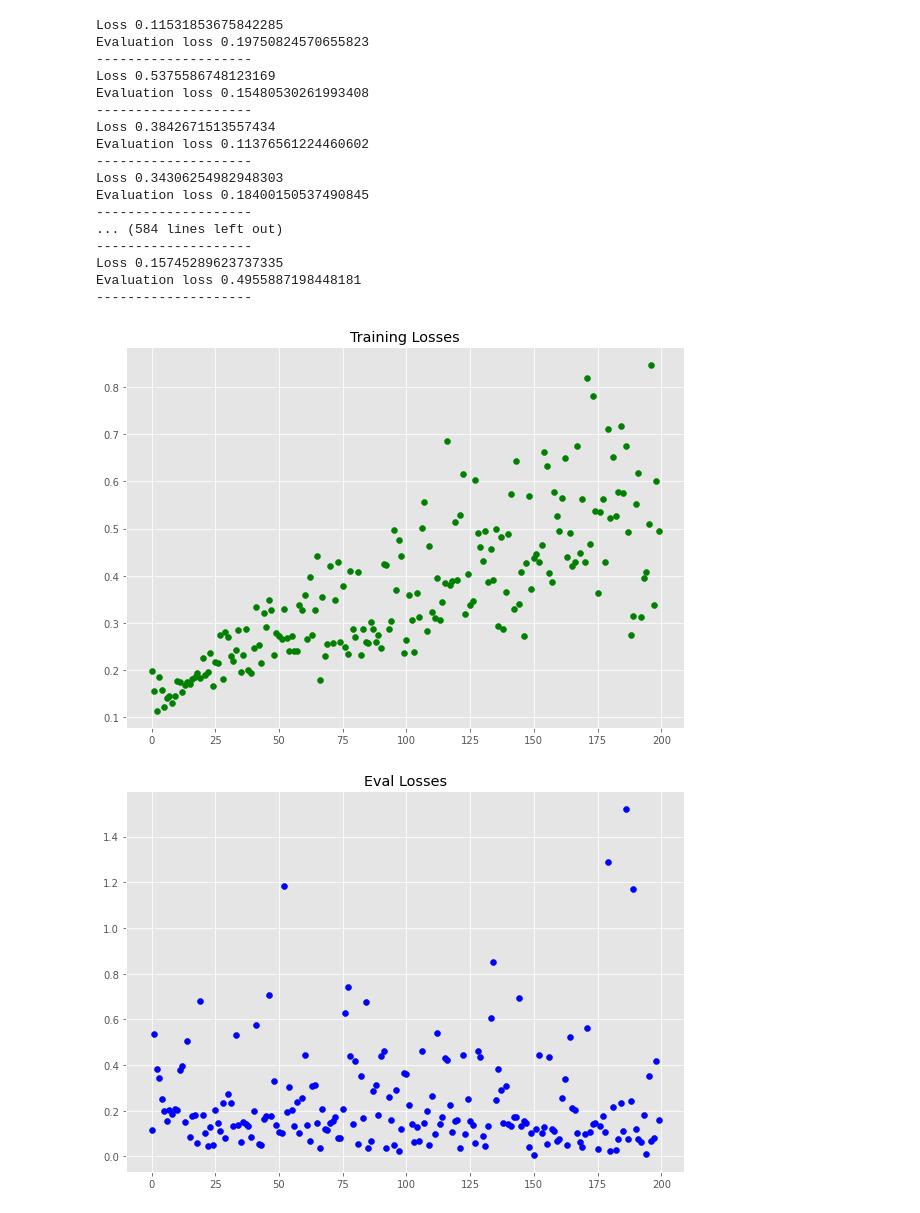
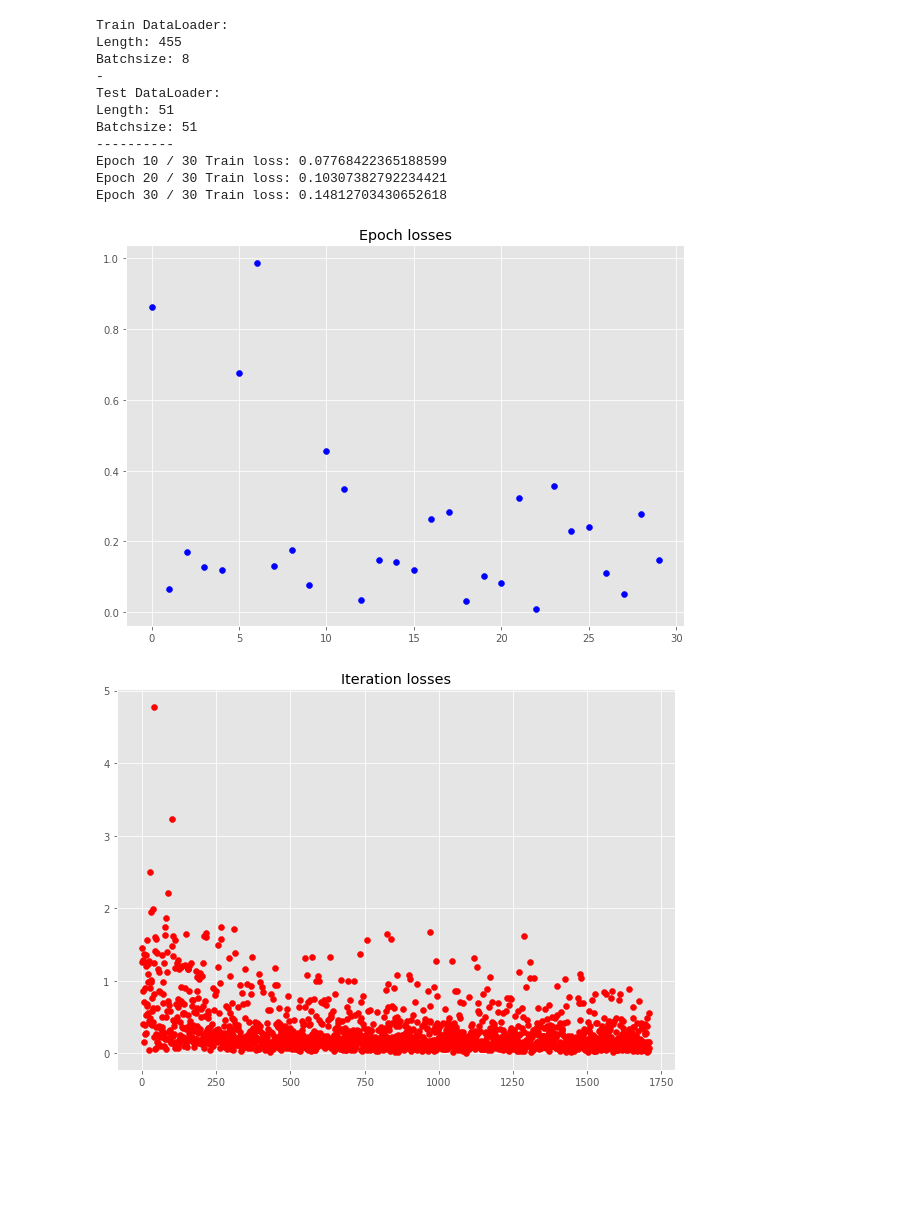
Before and after one commit to mogg3/applied-ai, a Jupyter notebook: Uppgift3/notebooks/Regression.ipynb, the cells around one changed output. Drawn from its saved outputs; the diff is of its cells as text; code cells hidden in the pictures; blank space fills up the shorter version.

```diff
--- a/Uppgift3/notebooks/Regression.ipynb
+++ b/Uppgift3/notebooks/Regression.ipynb
@@ -7,7 +4,6 @@ from torch.utils.data import Dataset, DataLoader
 # %%
 class HousingDataset(Dataset):
-    def __init__(self, df, transform=None):
-        #self.dataframe = self.transform(df)
+    def __init__(self, df):
         self.dataframe = df
 
     def standard_scale(self, df):
@@ -15,10 +11,6 @@ class HousingDataset(Dataset):
         scaler.fit(df)
         data = scaler.transform(df)
         data = pd.DataFrame(data, columns = df.columns)
-        return data
-
-    def transform(self, df):
-        data = self.standard_scale(df)
         return data
 
     def __len__(self):
@@ -32,9 +24,13 @@ class HousingDataset(Dataset):
         x = torch.tensor(sample[:-1])
         label = torch.tensor(sample[-1])
 
-        return x,label
+        return x.float(), label.float()
 # %%
+from torch.utils.data import Dataset, DataLoader
+
 def get_data(df, batch_size):
+    torch.manual_seed(0)
+
     scaler = StandardScaler()
     scaler.fit(df)
     data = scaler.transform(df)
@@ -51,11 +47,8 @@ def get_data(df, batch_size):
     train_dataloader = DataLoader(train_dataset, batch_size=batch_size,
                             shuffle=True, num_workers=0)
 
-    test_dataloader = DataLoader(test_dataset, batch_size=51,
+    test_dataloader = DataLoader(test_dataset, batch_size=len(test_dataset),
                             shuffle=True, num_workers=0)
 
-    #print(f'Train DataLoader:\nLength: {len(train_dataset)}\nBatchsize: {train_dataloader.batch_size}\n-')
-    #print(f'Test DataLoader:\nLength: {len(test_dataloader)}\nBatchsize: {test_dataloader.batch_size}')
-
     return train_dataloader, test_dataloader
 # %%
@@ -124,42 +104,41 @@ df = pd.read_csv('../data/housing.csv', header=None, delimiter=r"\s+", names= ['
 
 train_dataloader, test_dataloader = get_data(df, batch_size = 8)
 
-net = nn.Sequential(nn.Linear(13,32), nn.ReLU(),nn.Linear(32,16), nn.ReLU(), nn.Dropout(), nn.Linear(16,1)).float()
+print(f'Train DataLoader:\nLength: {len(train_dataloader.dataset)}\nBatchsize: {train_dataloader.batch_size}\n-')
+print(f'Test DataLoader:\nLength: {len(test_dataloader.dataset)}\nBatchsize: {test_dataloader.batch_size}\n{"-"*10}')
 
-losses, eval_losses, iteration_losses = train_net(net, train_dataloader, test_dataloader, lr = 0.001, n_epochs = 200, loss_criterion = nn.MSELoss())
+net = nn.Sequential(nn.Linear(13,32), nn.ReLU(),
+                    nn.Linear(32,16), nn.ReLU(),
+                    nn.Dropout(),
+                    nn.Linear(16,1)).float()
+
+losses, iteration_losses = train_net(net,
+                                     train_dataloader,
+                                     lr = 0.001,
+                                     n_epochs = 30,
+                                     loss_criterion = nn.MSELoss())
 # %% [output]
-Loss 0.11531853675842285
-Evaluation loss 0.19750824570655823
---------------------
-Loss 0.5375586748123169
-Evaluation loss 0.15480530261993408
---------------------
-Loss 0.3842671513557434
-Evaluation loss 0.11376561224460602
---------------------
-Loss 0.34306254982948303
-Evaluation loss 0.18400150537490845
---------------------
-... (584 lines left out)
---------------------
-Loss 0.15745289623737335
-Evaluation loss 0.4955887198448181
---------------------
+Train DataLoader:
+Length: 455
+Batchsize: 8
+-
+Test DataLoader:
+Length: 51
+Batchsize: 51
+----------
+Epoch 10 / 30 Train loss: 0.07768422365188599
+Epoch 20 / 30 Train loss: 0.10307382792234421
+Epoch 30 / 30 Train loss: 0.14812703430652618
 # %%
 plt.figure(figsize = (10,7))
-plt.scatter([i for i in range(len(eval_losses))], [tensor.item() for tensor in eval_losses], c = 'Green')
-plt.title('Training Losses')
-plt.show()
-
-plt.figure(figsize = (10,7))
 plt.scatter([i for i in range(len(losses))], [tensor.item() for tensor in losses], c = 'Blue')
-plt.title('Eval Losses')
+plt.title('Epoch losses')
 plt.show()
 
 plt.figure(figsize = (10,7))
 plt.scatter([i for i in range(len(iteration_losses))], list(iteration_losses), c = 'Red')
-plt.title('Iteration Losses')
+plt.title('Iteration losses')
 plt.show()
 # %% [output]
-[figure, old version]
+[figure, new version]
-[figure, old version]
+[figure, new version]
```
Also changed, not shown: parts of 10 cells of this notebook.
